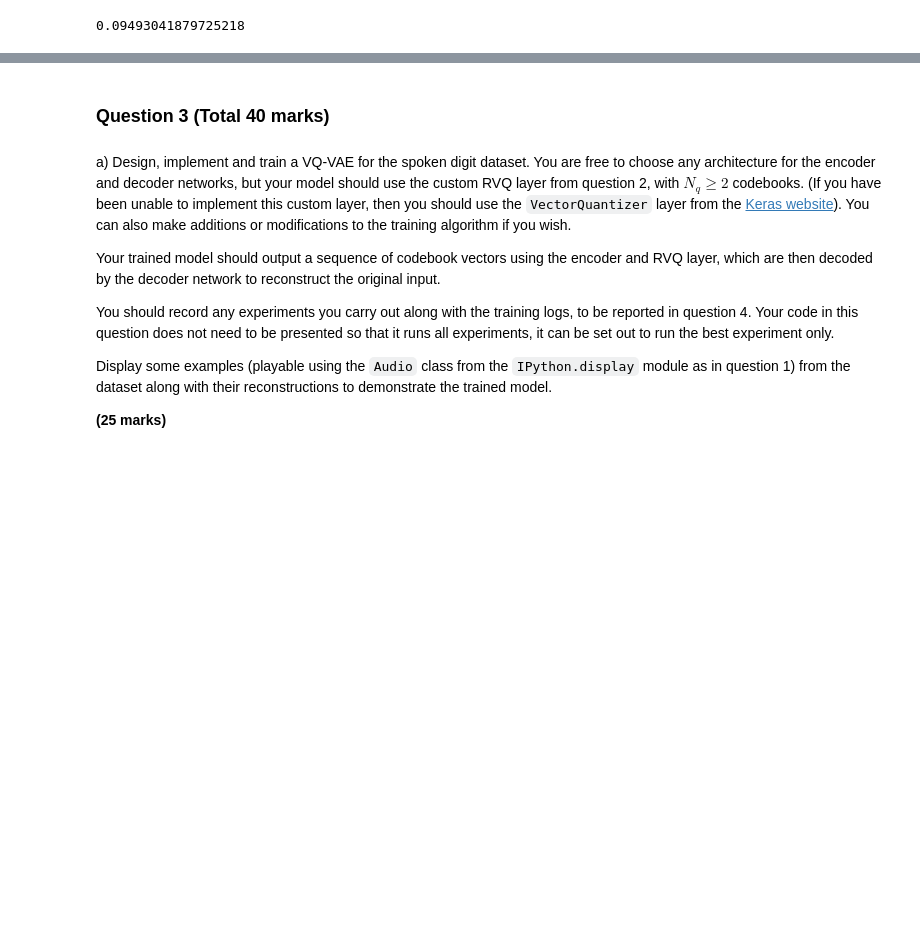
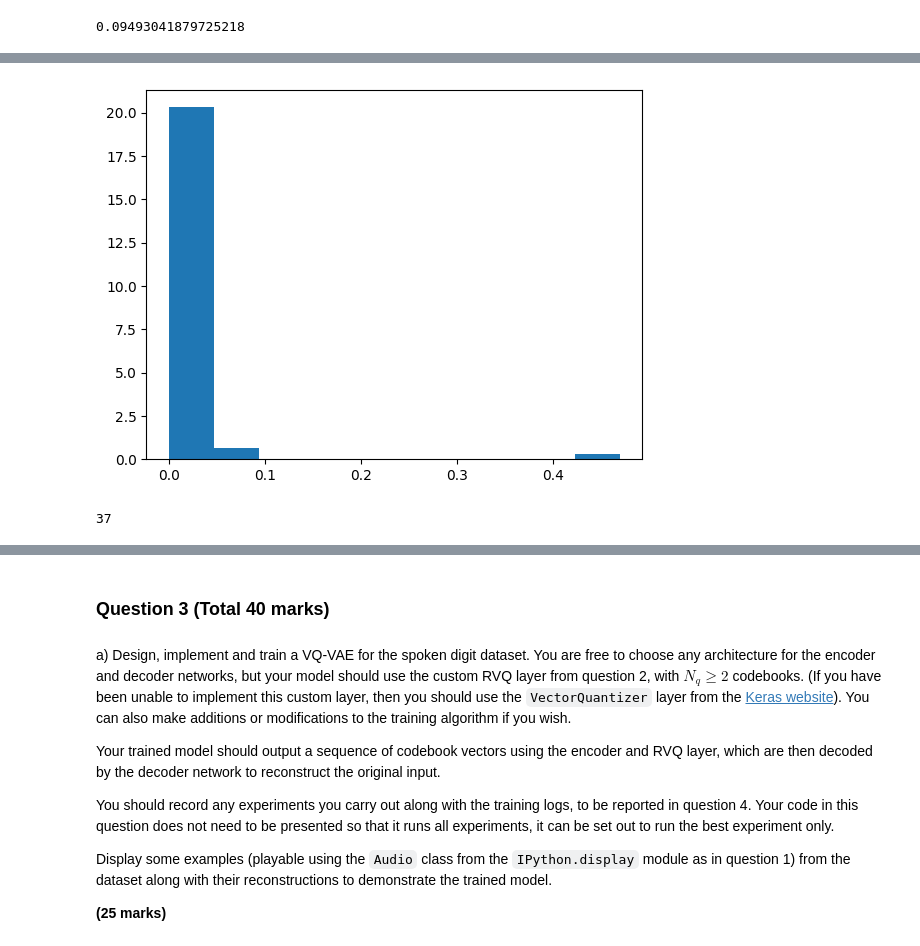
Before and after one commit to bloup1/Deep-Learning, a Jupyter notebook: Summative_assessment_3.ipynb, the cells around one changed output, grey strips where cells are left out. Drawn from its saved outputs; the diff is of its cells as text; code cells hidden in the pictures; blank space fills up the shorter version.

```diff
--- a/Summative_assessment_3.ipynb
+++ b/Summative_assessment_3.ipynb
@@ -648,14 +1047,17 @@ _________________________________________________________________
 # %%
 class VQVAETrainer(keras.models.Model):
     def __init__(self, train_variance, latent_dim=32, num_embeddings=128,
+                 use_rd_restart=False,beta=0.25, nq = 1,
+                 threshold_rd_restart = 0.01,
                  **kwargs):
         super().__init__(**kwargs)
         self.train_variance = train_variance
         self.latent_dim = latent_dim
         self.num_embeddings = num_embeddings
-
-        self.vqvae = get_vqvae(self.latent_dim, self.num_embeddings)
-
+        self.vqvae, self.vq_layer = get_vqvae(self.latent_dim,
+                                              self.num_embeddings,
+                                              use_rd_restart=use_rd_restart,
+                                  beta=beta, nq = nq, threshold_rd_restart = threshold_rd_restart)
         self.total_loss_tracker = keras.metrics.Mean(name="total_loss")
         self.reconstruction_loss_tracker = keras.metrics.Mean(
             name="reconstruction_loss"
@@ -673,24 +1075,36 @@ class VQVAETrainer(keras.models.Model):
     def train_step(self, x):
         with tf.GradientTape() as tape:
             # Outputs from the VQ-VAE.
-            reconstructions = self.vqvae(x)
+            reconstructions = self.vqvae(x, training = True)
 
             # Calculate the losses.
             reconstruction_loss = (
                 tf.reduce_mean((x - reconstructions) ** 2) /\
-                self.train_variance
+                    self.train_variance
             )
+            #print("stage f")
+            #tf.print(self.vqvae.losses)
+            #tf.print(reconstruction_loss)
             total_loss = reconstruction_loss + sum(self.vqvae.losses)
 
+        #print("stage g")
         # Backpropagation.
         grads = tape.gradient(total_loss, self.vqvae.trainable_variables)
         self.optimizer.apply_gradients(zip(grads, self.vqvae.trainable_variables))
 
+        #print("stage h")
         # Loss tracking.
         self.total_loss_tracker.update_state(total_loss)
         self.reconstruction_loss_tracker.update_state(reconstruction_loss)
         self.vq_loss_tracker.update_state(sum(self.vqvae.losses))
 
+        #print("stage i")
+        #print(self.vq_loss_tracker.result())
+        #print("stage j")
+        #print(self.reconstruction_loss_tracker.result())
+        #print("stage k")
+        #print(self.total_loss_tracker.result())
+        #print("stage l")
         # Log results.
         return {
             "loss": self.total_loss_tracker.result(),
@@ -714,10 +1139,12 @@ data_variance
 def reconstruction_loss(y_true, y_pred):
     return -y_pred.log_prob(y_true)
 
-vqvae_trainer = VQVAETrainer(data_variance, latent_dim=16, num_embeddings=128)
+vqvae_trainer = VQVAETrainer(data_variance, latent_dim=16, num_embeddings=64,
+                             use_rd_restart=True,beta=0.25, nq = 3,
+                            threshold_rd_restart = 0.00)
 vqvae_trainer.compile(optimizer=keras.optimizers.Adam(),
                       loss=reconstruction_loss, metrics=['accuracy'])
 history = vqvae_trainer.fit(x_train_scaled,
-                            epochs=30,
-                            batch_size=128)
+                            epochs=5,
+                            batch_size=32)
 # %% [output]
@@ -740,0 +1167,11 @@ Epoch 30/30
+# %%
+util_last_layer = vqvae_trainer.vq_layer.indices_utilization[-1].numpy()
+fig, ax = plt.subplots()
+num_bins = 10
+n, bins, patches = ax.hist(util_last_layer, num_bins, density=True)
+# %% [output]
+[figure, added]
+# %%
+np.shape(util_last_layer[util_last_layer==0])[0]
+# %% [output]
+37
```
Also changed, not shown: parts of 109 cells of this notebook.
